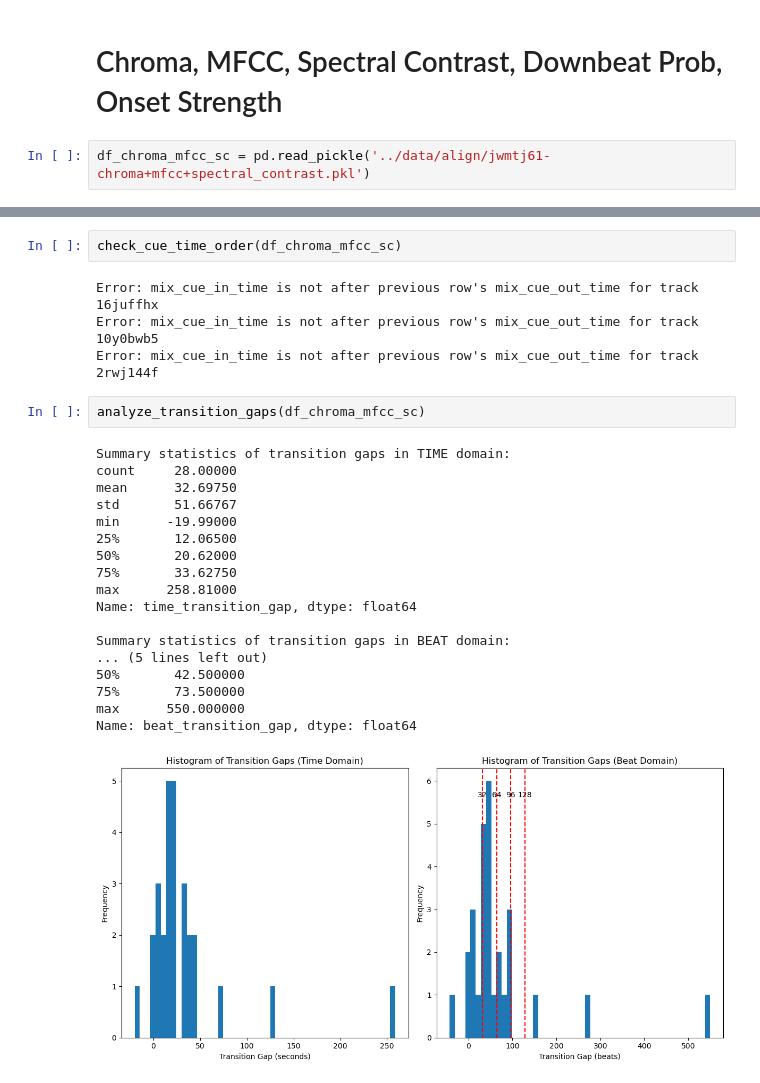
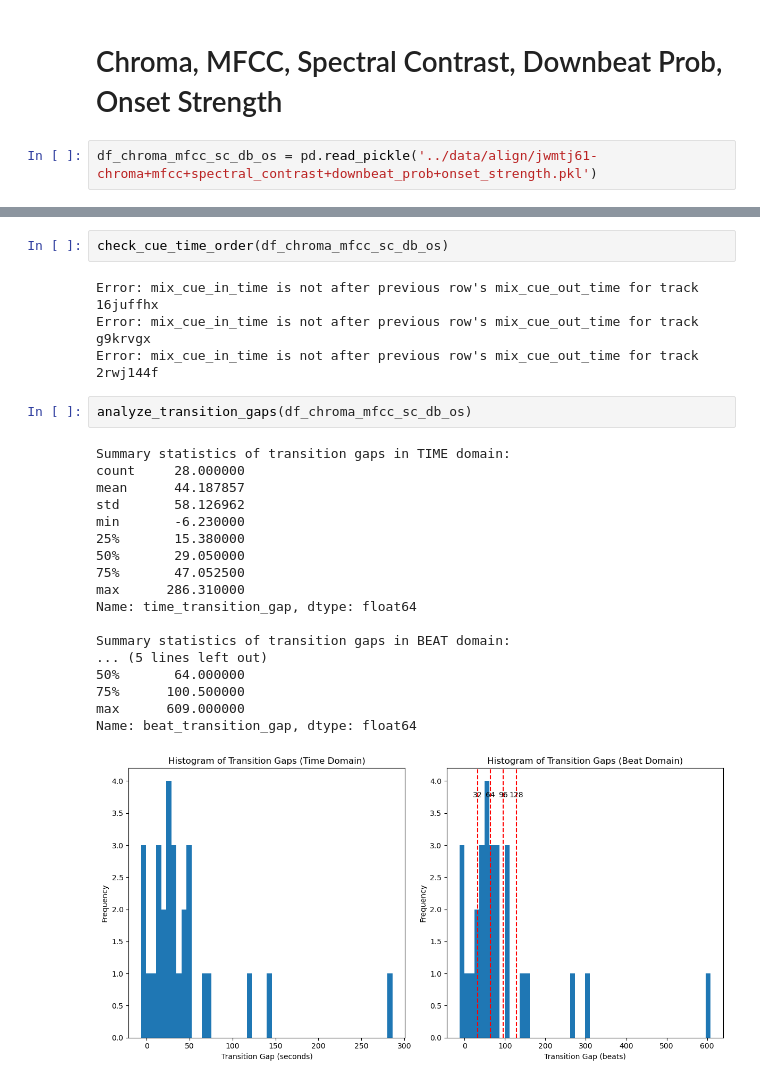
Before and after one commit to michaelhein39/dj-transition-predictor, a Jupyter notebook: notebooks/alignment_eda.ipynb, the cells around one changed output, grey strips where cells are left out. Drawn from its saved outputs; the diff is of its cells as text.

```diff
--- a/notebooks/alignment_eda.ipynb
+++ b/notebooks/alignment_eda.ipynb
@@ -620,5 +673,5 @@ array([[411, 222],
 # %% [markdown]
 # Chroma, MFCC, Spectral Contrast, Downbeat Prob, Onset Strength
 # %%
-df_chroma_mfcc_sc = pd.read_pickle('../data/align/jwmtj61-chroma+mfcc+spectral_contrast.pkl')
+df_chroma_mfcc_sc_db_os = pd.read_pickle('../data/align/jwmtj61-chroma+mfcc+spectral_contrast+downbeat_prob+onset_strength.pkl')
 # %%
@@ -648,30 +701,30 @@ analyze_key_changes(df_chroma_mfcc_sc)
 Number of tracks with key changes: 0
 [figure]
 # %%
-check_cue_time_order(df_chroma_mfcc_sc)
+check_cue_time_order(df_chroma_mfcc_sc_db_os)
 # %% [output]
 Error: mix_cue_in_time is not after previous row's mix_cue_out_time for track 16juffhx
-Error: mix_cue_in_time is not after previous row's mix_cue_out_time for track 10y0bwb5
+Error: mix_cue_in_time is not after previous row's mix_cue_out_time for track g9krvgx
 Error: mix_cue_in_time is not after previous row's mix_cue_out_time for track 2rwj144f
 # %%
-analyze_transition_gaps(df_chroma_mfcc_sc)
+analyze_transition_gaps(df_chroma_mfcc_sc_db_os)
 # %% [output]
 Summary statistics of transition gaps in TIME domain:
-count     28.00000
-mean      32.69750
-std       51.66767
-min      -19.99000
-25%       12.06500
-50%       20.62000
-75%       33.62750
-max      258.81000
+count     28.000000
+mean      44.187857
+std       58.126962
+min       -6.230000
+25%       15.380000
+50%       29.050000
+75%       47.052500
+max      286.310000
 Name: time_transition_gap, dtype: float64
 
 Summary statistics of transition gaps in BEAT domain:
 ... (5 lines left out)
-50%       42.500000
-75%       73.500000
-max      550.000000
+50%       64.000000
+75%      100.500000
+max      609.000000
 Name: beat_transition_gap, dtype: float64
-[figure, old version]
+[figure, new version]
 # %%
```
Also changed, not shown: parts of 12 cells of this notebook.
